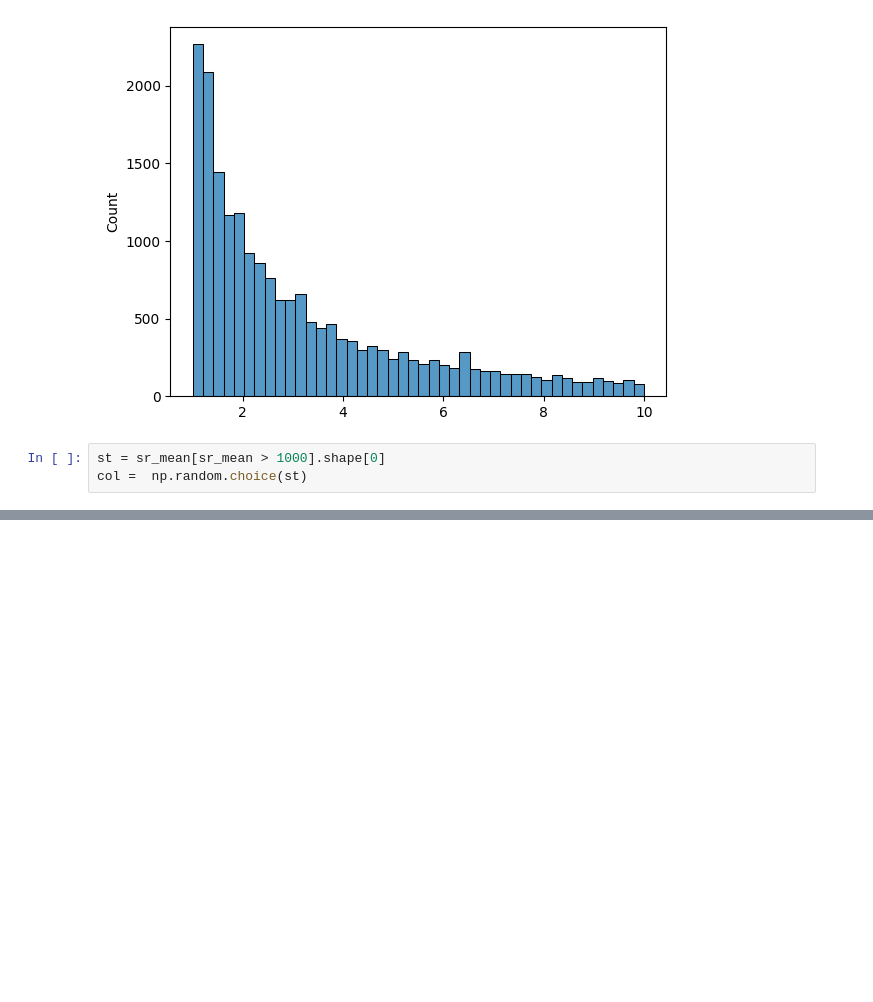
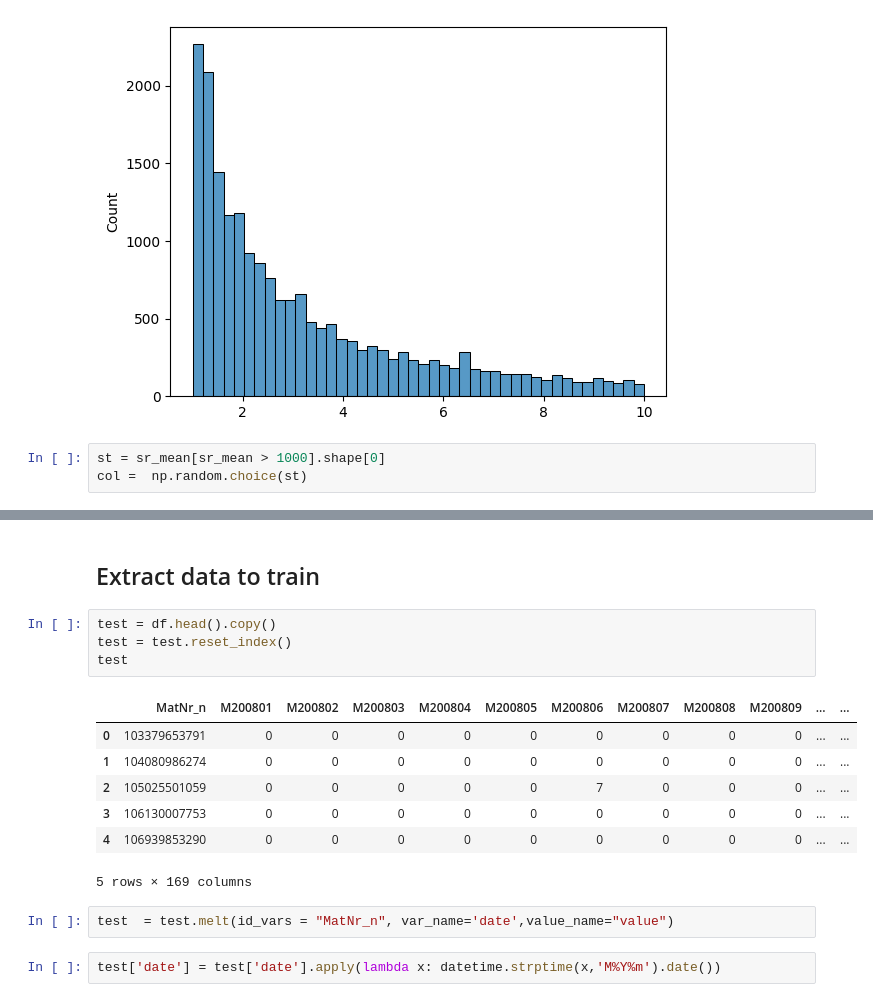
Before and after one commit to 2ThuyThuy/kaggle_reseach, a Jupyter notebook: sanitarisiert/EDA and training model.ipynb, the cells around one changed output, grey strips where cells are left out. Saved outputs shown, nothing was run; the diff lists cells and outputs as text; blank space fills up the shorter version.

```diff
--- a/sanitarisiert/EDA data.ipynb
+++ b/sanitarisiert/EDA and training model.ipynb
@@ -459,0 +524,18 @@ KeyError: 22
+# %% [markdown]
+## Extract data to train
+# %%
+test = df.head().copy()
+test = test.reset_index()
+test
+# %% [output]
+|  | MatNr_n | M200801 | M200802 | M200803 | M200804 | M200805 | M200806 | M200807 | M200808 | M200809 | ... | ... |
+| 0 | 103379653791 | 0 | 0 | 0 | 0 | 0 | 0 | 0 | 0 | 0 | ... | ... |
+| 1 | 104080986274 | 0 | 0 | 0 | 0 | 0 | 0 | 0 | 0 | 0 | ... | ... |
+| 2 | 105025501059 | 0 | 0 | 0 | 0 | 0 | 7 | 0 | 0 | 0 | ... | ... |
+| 3 | 106130007753 | 0 | 0 | 0 | 0 | 0 | 0 | 0 | 0 | 0 | ... | ... |
+| 4 | 106939853290 | 0 | 0 | 0 | 0 | 0 | 0 | 0 | 0 | 0 | ... | ... |
+5 rows × 169 columns
+# %%
+test  = test.melt(id_vars = "MatNr_n", var_name='date',value_name="value")
+# %%
+test['date'] = test['date'].apply(lambda x: datetime.strptime(x,'M%Y%m').date())
```
Also changed, not shown: parts of 46 cells of this notebook, 2 other files.
